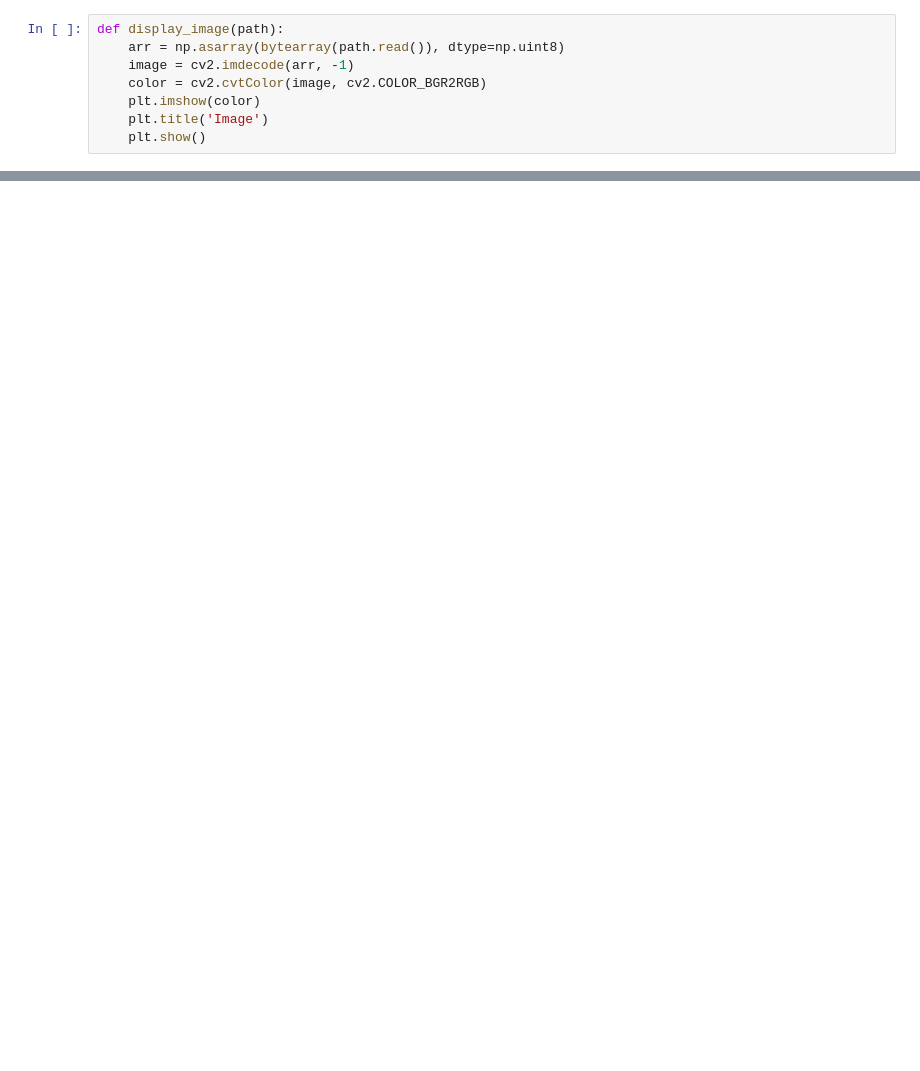
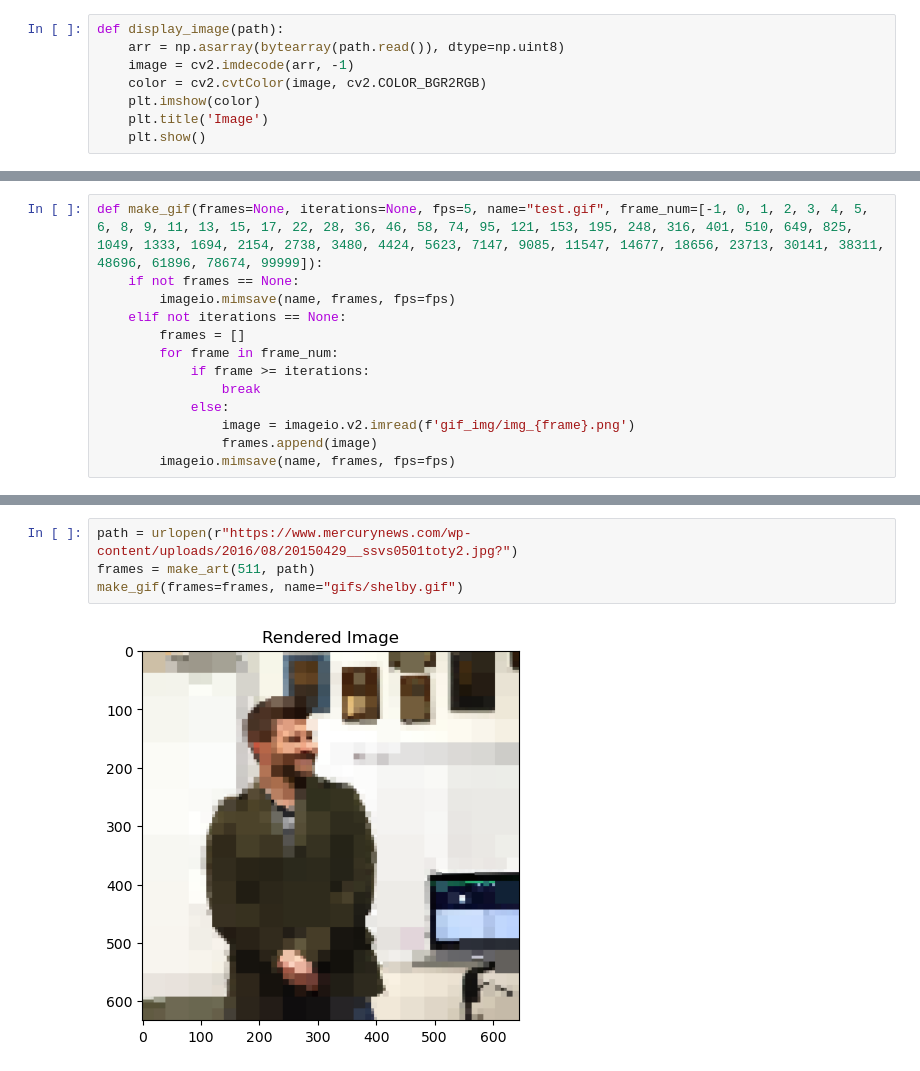
Before and after one commit to BO-HHS-CS/hhs-ws-quadtrees, a Jupyter notebook: QuadtreeArt.ipynb, the cells around one changed output, grey strips where cells are left out. Drawn from its saved outputs; the diff is of its cells as text; blank space fills up the shorter version.

```diff
--- a/QuadtreeArt.ipynb
+++ b/QuadtreeArt.ipynb
@@ -262,0 +155,13 @@ ConvertBase(-10, "3")
+# %%
+def make_gif(frames=None, iterations=None, fps=5, name="test.gif", frame_num=[-1, 0, 1, 2, 3, 4, 5, 6, 8, 9, 11, 13, 15, 17, 22, 28, 36, 46, 58, 74, 95, 121, 153, 195, 248, 316, 401, 510, 649, 825, 1049, 1333, 1694, 2154, 2738, 3480, 4424, 5623, 7147, 9085, 11547, 14677, 18656, 23713, 30141, 38311, 48696, 61896, 78674, 99999]):
+    if not frames == None:
+        imageio.mimsave(name, frames, fps=fps)
+    elif not iterations == None:
+        frames = []
+        for frame in frame_num:
+            if frame >= iterations:
+                break
+            else:
+                image = imageio.v2.imread(f'gif_img/img_{frame}.png')
+                frames.append(image)
+        imageio.mimsave(name, frames, fps=fps)
@@ -262,0 +181,6 @@ ConvertBase(-10, "3")
+# %%
+path = urlopen(r"https://www.mercurynews.com/wp-content/uploads/2016/08/20150429__ssvs0501toty2.jpg?")
+frames = make_art(511, path)
+make_gif(frames=frames, name="gifs/shelby.gif")
+# %% [output]
+[figure, added]
```
Also changed, not shown: parts of 54 cells of this notebook, 59 other files.
